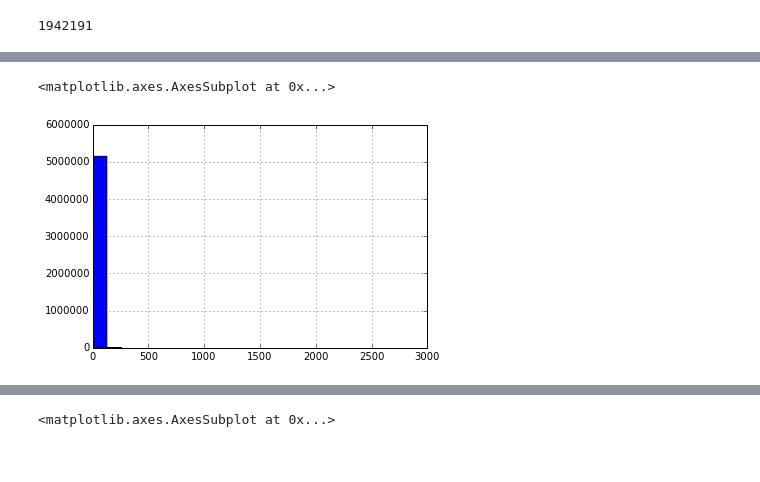
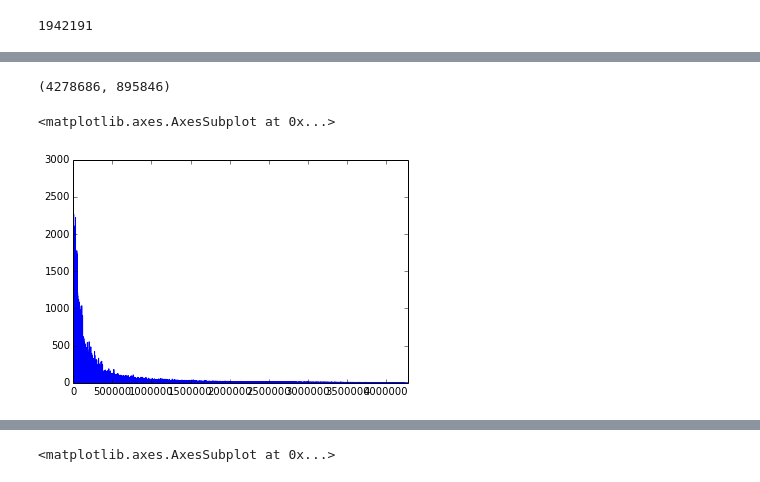
Before and after one commit to kitianFresh/kuaishou, a Jupyter notebook: features/eda2.ipynb, the cells around one changed output, grey strips where cells are left out. Drawn from its saved outputs; the diff is of its cells as text; code cells hidden in the pictures.

```diff
--- a/features/eda2.ipynb
+++ b/features/eda2.ipynb
@@ -384,5 +390,0 @@ def plot_data_cut(df, col, n_bins=20):
-# %%
-photo_data['exposure_num'].hist(bins=20)
-# %% [output]
-<matplotlib.axes.AxesSubplot at 0x...>
-[figure, removed]
@@ -388,0 +393,9 @@ photo_data['exposure_num'].hist(bins=20)
+# %%
+num_train, num_test
+# %% [output]
+(4278686, 895846)
+# %%
+photo_data.iloc[:num_train].exposure_num.plot()
+# %% [output]
+<matplotlib.axes.AxesSubplot at 0x...>
+[figure, added]
```
Also changed, not shown: parts of 23 cells of this notebook, 7 other files.
